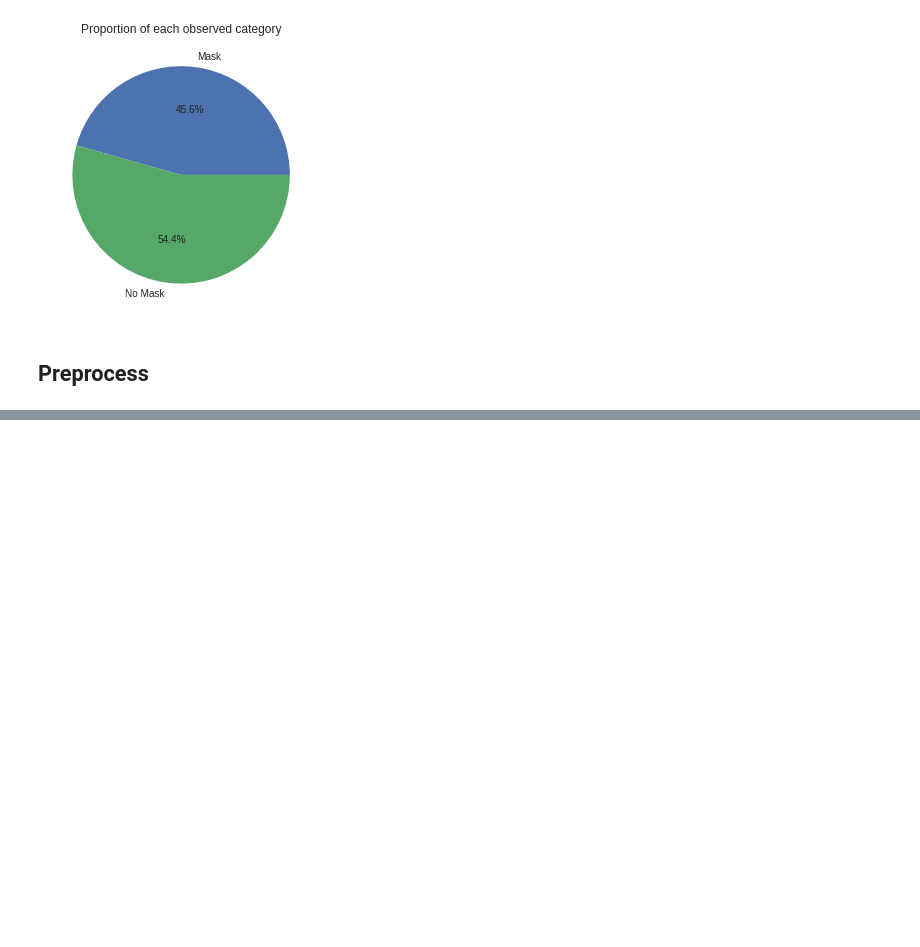
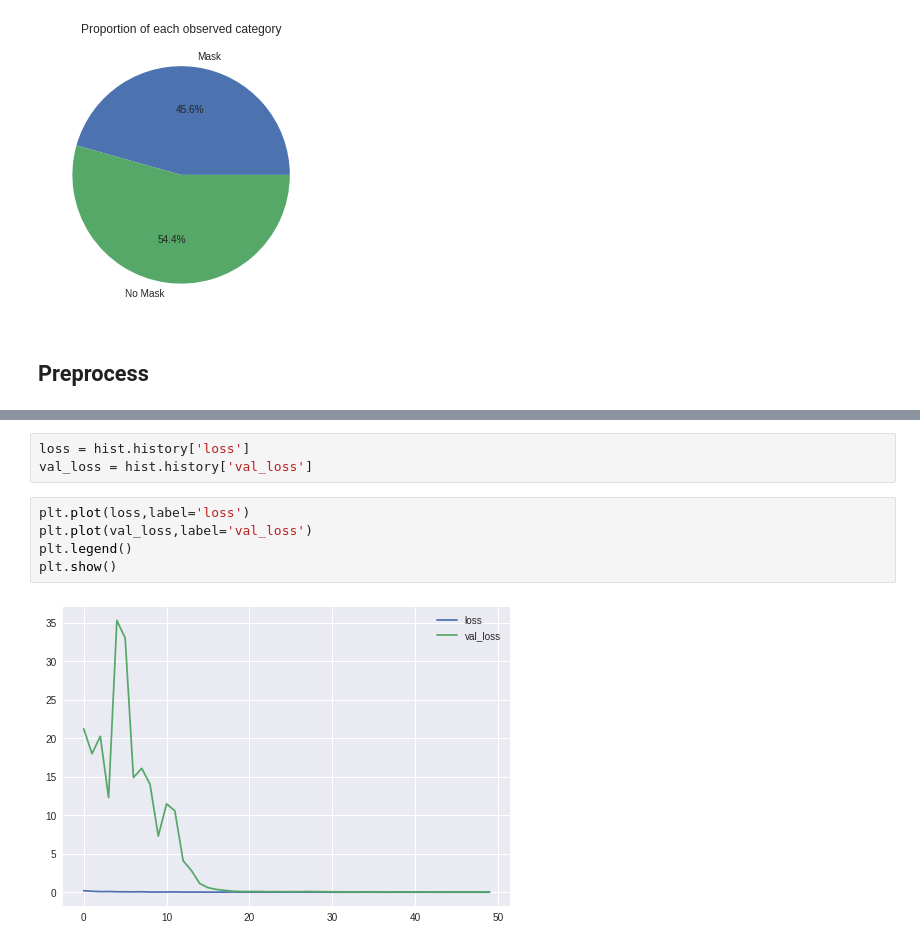
Before and after one commit to mrFahrenhiet/COVID_19_Mask_Detection, a Jupyter notebook: MaskDetect.ipynb, the cells around one changed output, grey strips where cells are left out. Saved outputs shown, nothing was run; the diff lists cells and outputs as text; blank space fills up the shorter version.

```diff
--- a/MaskDetect.ipynb
+++ b/MaskDetect.ipynb
@@ -279,0 +461,10 @@ from keras.preprocessing import image
+# %%
+loss = hist.history['loss']
+val_loss = hist.history['val_loss']
+# %%
+plt.plot(loss,label='loss')
+plt.plot(val_loss,label='val_loss')
+plt.legend()
+plt.show()
+# %% [output]
+[figure, added]
```
Also changed, not shown: parts of 50 cells of this notebook.
